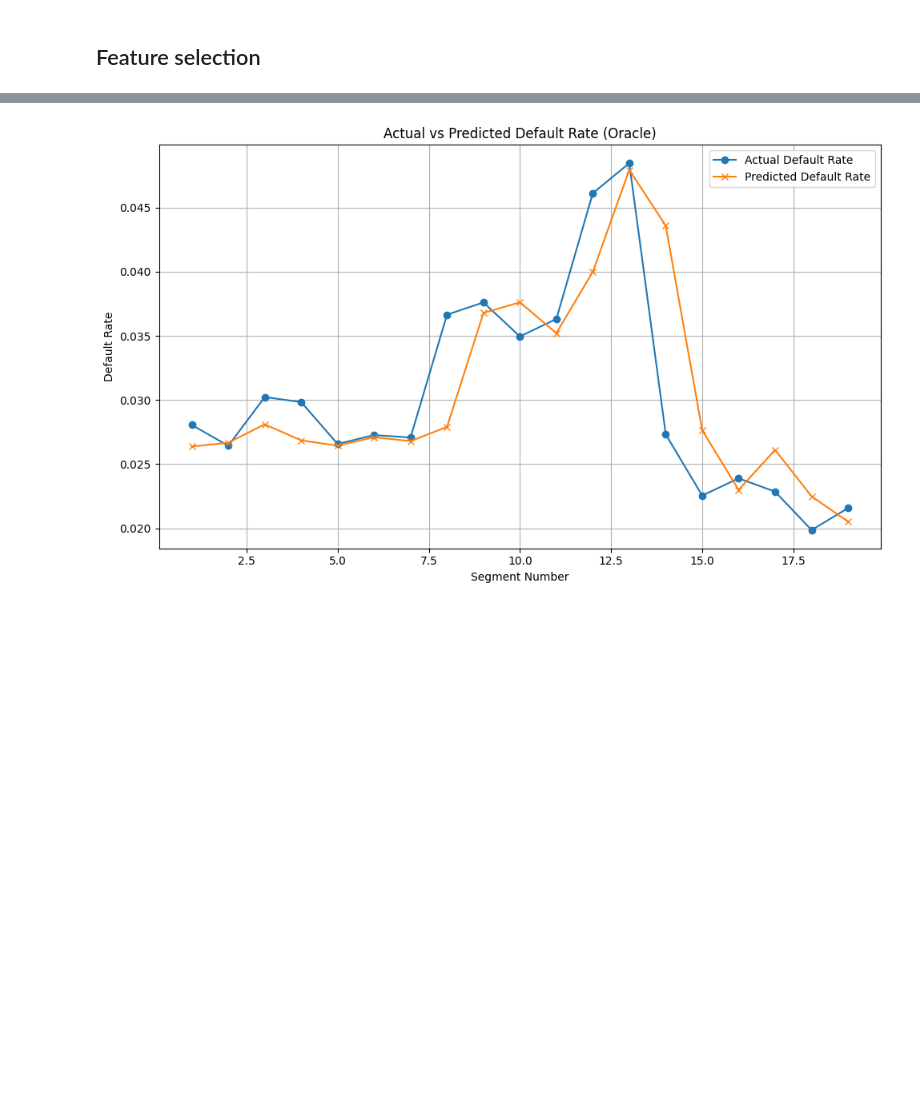
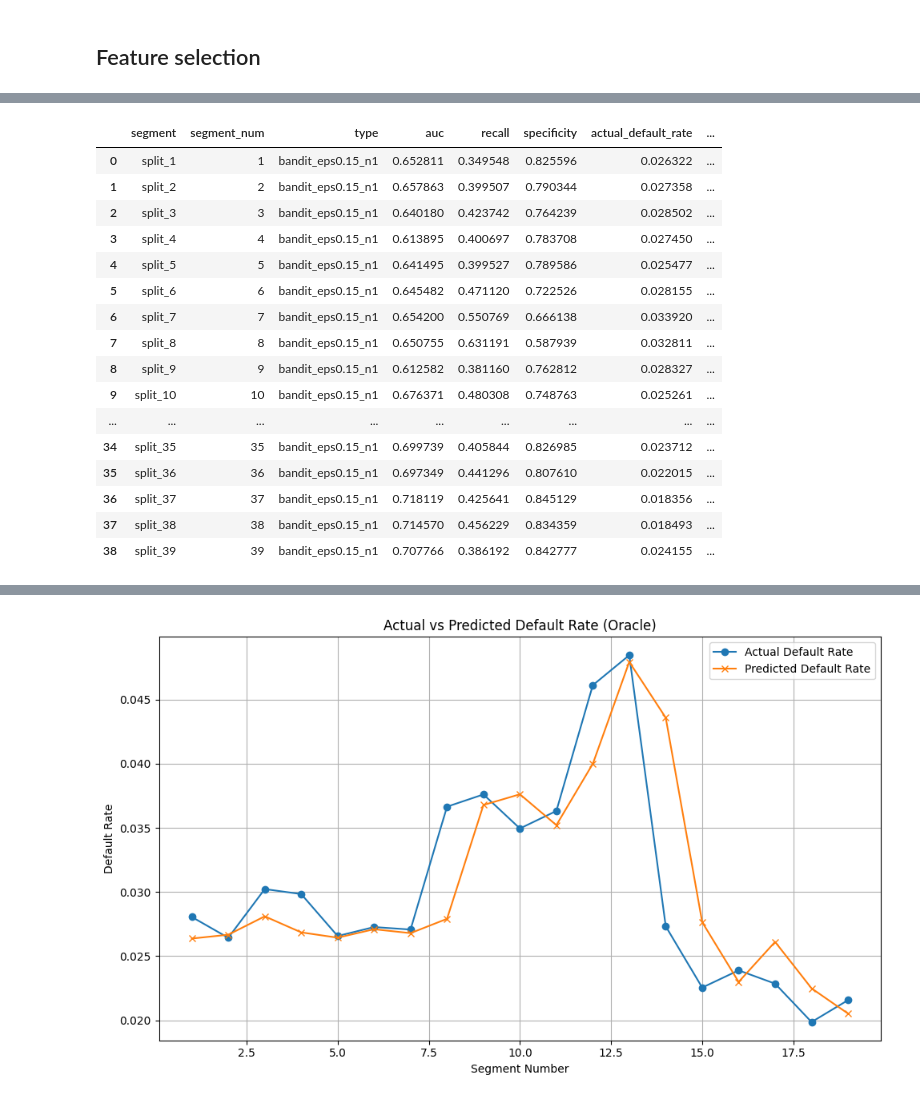
Before and after one commit to manpreetsingh227/MSc-project, a Jupyter notebook: notebooks/EDA.ipynb, the cells around one changed output, grey strips where cells are left out. Cells and saved outputs as stored; diff of their text form; code cells hidden in the pictures; blank space fills up the shorter version.

```diff
--- a/notebooks/EDA.ipynb
+++ b/notebooks/EDA.ipynb
@@ -405,0 +406,20 @@ plt.show()
+# %%
+df
+# %% [output]
+|  | segment | segment_num | type | auc | recall | specificity | actual_default_rate | ... |
+| 0 | split_1 | 1 | bandit_eps0.15_n1 | 0.652811 | 0.349548 | 0.825596 | 0.026322 | ... |
+| 1 | split_2 | 2 | bandit_eps0.15_n1 | 0.657863 | 0.399507 | 0.790344 | 0.027358 | ... |
+| 2 | split_3 | 3 | bandit_eps0.15_n1 | 0.640180 | 0.423742 | 0.764239 | 0.028502 | ... |
+| 3 | split_4 | 4 | bandit_eps0.15_n1 | 0.613895 | 0.400697 | 0.783708 | 0.027450 | ... |
+| 4 | split_5 | 5 | bandit_eps0.15_n1 | 0.641495 | 0.399527 | 0.789586 | 0.025477 | ... |
+| 5 | split_6 | 6 | bandit_eps0.15_n1 | 0.645482 | 0.471120 | 0.722526 | 0.028155 | ... |
+| 6 | split_7 | 7 | bandit_eps0.15_n1 | 0.654200 | 0.550769 | 0.666138 | 0.033920 | ... |
+| 7 | split_8 | 8 | bandit_eps0.15_n1 | 0.650755 | 0.631191 | 0.587939 | 0.032811 | ... |
+| 8 | split_9 | 9 | bandit_eps0.15_n1 | 0.612582 | 0.381160 | 0.762812 | 0.028327 | ... |
+| 9 | split_10 | 10 | bandit_eps0.15_n1 | 0.676371 | 0.480308 | 0.748763 | 0.025261 | ... |
+| ... | ... | ... | ... | ... | ... | ... | ... | ... |
+| 34 | split_35 | 35 | bandit_eps0.15_n1 | 0.699739 | 0.405844 | 0.826985 | 0.023712 | ... |
+| 35 | split_36 | 36 | bandit_eps0.15_n1 | 0.697349 | 0.441296 | 0.807610 | 0.022015 | ... |
+| 36 | split_37 | 37 | bandit_eps0.15_n1 | 0.718119 | 0.425641 | 0.845129 | 0.018356 | ... |
+| 37 | split_38 | 38 | bandit_eps0.15_n1 | 0.714570 | 0.456229 | 0.834359 | 0.018493 | ... |
+| 38 | split_39 | 39 | bandit_eps0.15_n1 | 0.707766 | 0.386192 | 0.842777 | 0.024155 | ... |
```
Also changed, not shown: parts of 2 cells of this notebook.
